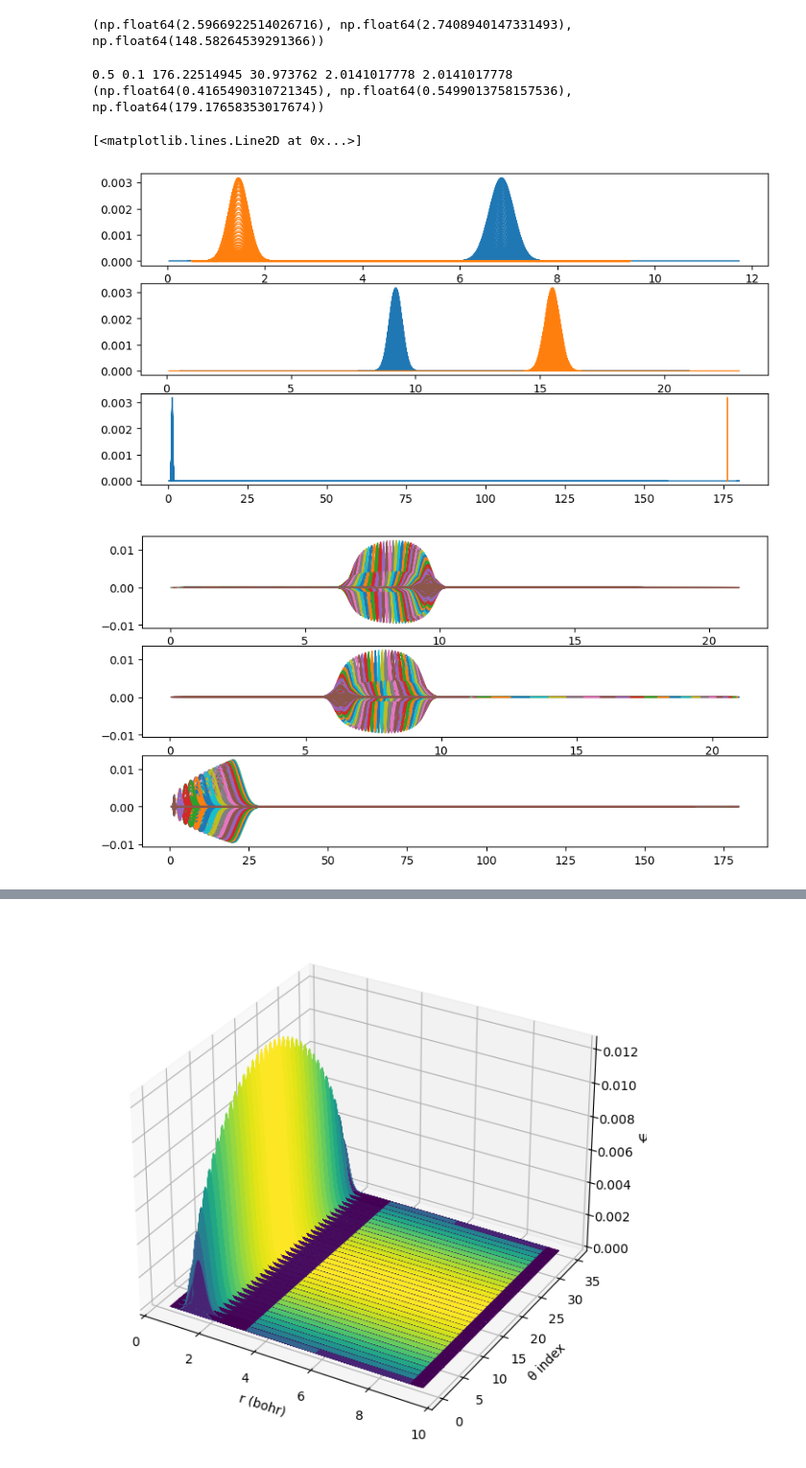
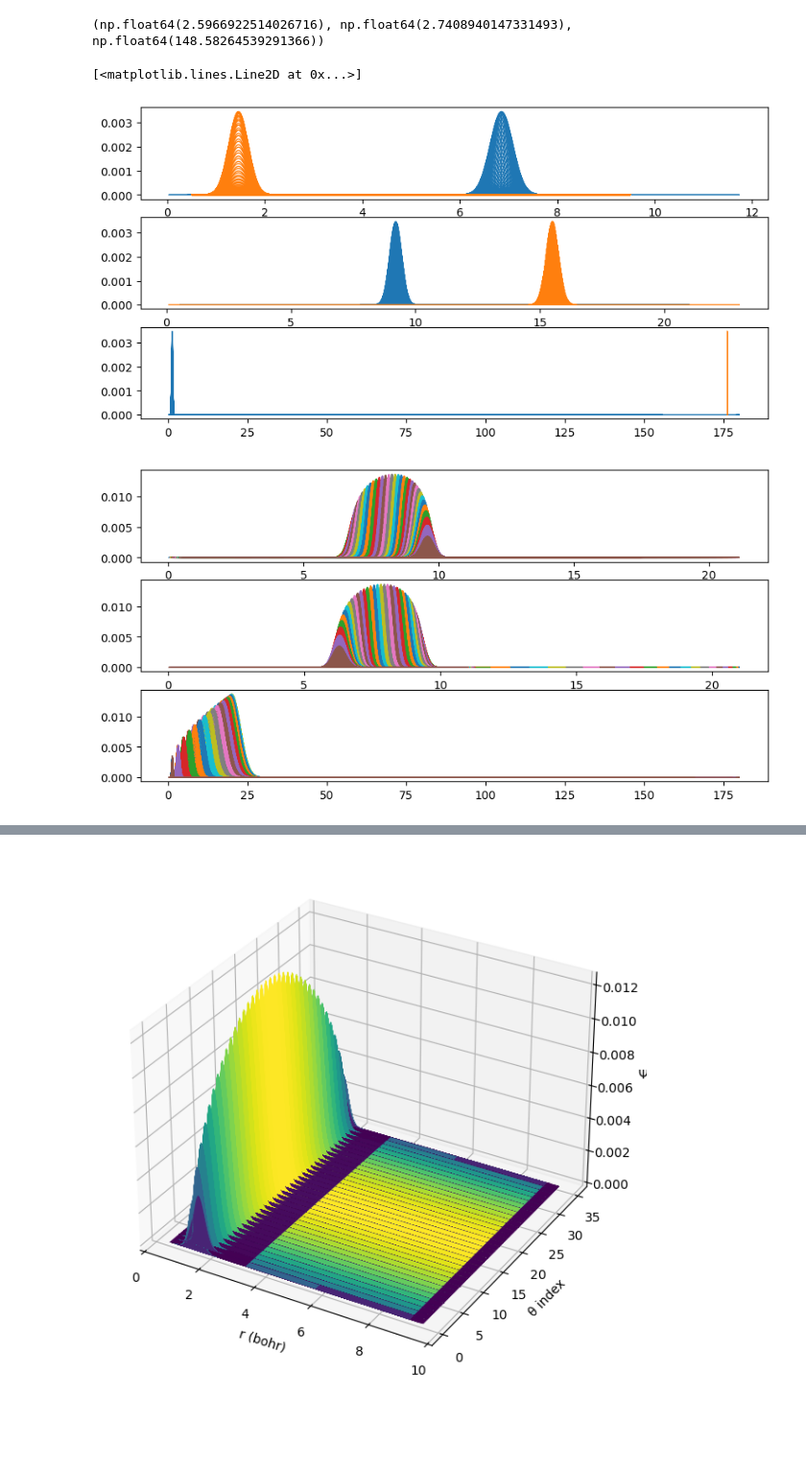
Before and after one commit to Jorgealfue10/WP_Prop_Analysis, a Jupyter notebook: psi_trans.ipynb, the cells around one changed output, grey strips where cells are left out. Shown at 96% size. Drawn from its saved outputs; the diff is of its cells as text; code cells hidden in the pictures; blank space fills up the shorter version.

```diff
--- a/psi_trans.ipynb
+++ b/psi_trans.ipynb
@@ -42,6 +42,7 @@ print(transform_coords(2.65,1.4,90,30.9737620,2.0141017778,2.0141017778))
 (np.float64(2.5966922514026716), np.float64(2.7408940147331493), np.float64(148.58264539291366))
 # %%
 path_ex = "/home/jorgebdelafuente/Doctorado/Quantics/PH2p_1TApp/exact_test/"
+path_ex = "/home/jorgebdelafuente/Doctorado/Quantics/PH2p_1TApp/ph2p/psitrans/"
 # psi_twocoords = np.loadtxt(path_ex+"grid_test.dat")
 # rpgrid = np.loadtxt(path_ex+"rpgrid.dat",skiprows=11)[:,1]
 # rggrid = np.loadtxt(path_ex+"rggrid.dat",skiprows=11)[:,1]
@@ -62,12 +63,6 @@ with open(path_ex+"grid_test.dat") as f:
             current_block.append([float(x) for x in s.split()])
     if current_block:
         blocks.append(current_block)
-# %%
-print(blocks[0][0][3],blocks[0][0][4],blocks[0][0][5],30.9737620,2.0141017778,2.0141017778)
-print(transform_coords(blocks[0][0][3],blocks[0][0][4],blocks[0][0][5],30.9737620,2.0141017778,2.0141017778))
-# %% [output]
-0.5 0.1 176.22514945 30.973762 2.0141017778 2.0141017778
-(np.float64(0.4165490310721345), np.float64(0.5499013758157536), np.float64(179.17658353017674))
 # %%
 fig, ax = plt.subplots(3,figsize=(10,5))
 
@@ -88,19 +83,19 @@ ax[2].plot(test[:,2],norm,lw=1)
 ax[2].plot(test[:,5],norm,lw=1)
 # %% [output]
 [<matplotlib.lines.Line2D at 0x...>]
-[figure, old version]
+[figure, new version]
 # %%
 fig1, ax1 = plt.subplots(3,figsize=(10,5))
 
 for i in range(len(blocks)):
     test=np.array(blocks[i])
-    # norm = np.sqrt(test[:,6]*test[:,6] + test[:,7]*test[:,7])
-    norm = test[:,6]
+    norm = np.sqrt(test[:,6]*test[:,6] + test[:,7]*test[:,7])
+    # norm = test[:,6]
     ax1[0].plot(test[:,0],norm,lw=1)
     ax1[1].plot(test[:,1],norm,lw=1)
     ax1[2].plot(test[:,2],norm,lw=1)
 # %% [output]
-[figure, old version]
+[figure, new version]
 # %%
 fig1, ax1 = plt.subplots(3,figsize=(10,5))
 
```
Also changed, not shown: parts of 9 cells of this notebook, 1 other file.
